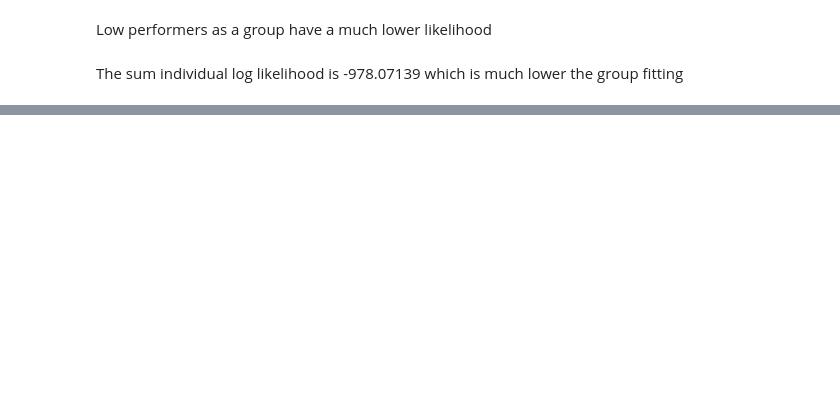
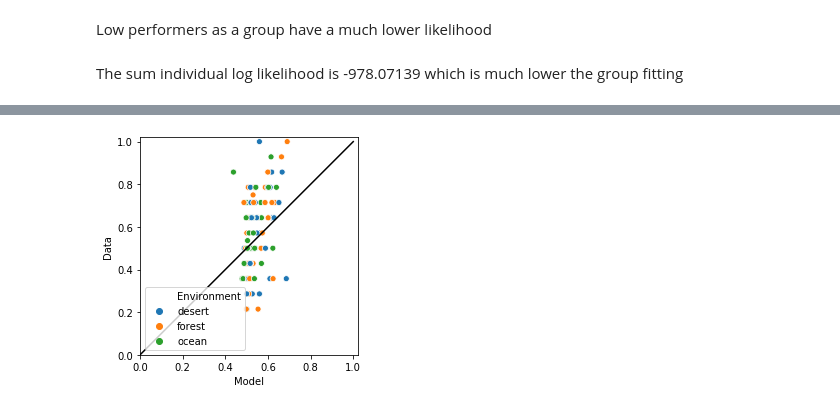
Before and after one commit to prestonlab/tesser_successor, a Jupyter notebook: group_test.ipynb, the cells around one changed output, grey strips where cells are left out. Drawn from its saved outputs; the diff is of its cells as text; code cells hidden in the pictures; blank space fills up the shorter version.

Commit message:
added w parameter to fit functions and renamed them as hybrid functions of previous ones.

```diff
--- a/group_test.ipynb
+++ b/group_test.ipynb
@@ -82,0 +146,7 @@ The sum individual log likelihood is -978.07139 which is much lower the group fi
+# %%
+
+fixed = {'w': 0.0}
+var_names = ['gamma', 'alpha', 'tau']
+var_bounds = {'alpha': [0, 1], 'gamma': [0, 1], 'tau': [0, 10]}
+fit.fit_induct(struct_all, induct_all, fixed, var_names, var_bounds,
+               verbose=False)
@@ -82,0 +159,5 @@ The sum individual log likelihood is -978.07139 which is much lower the group fi
+# %%
+fixed = {}
+var_names = ['gamma', 'alpha', 'tau', 'w']
+var_bounds = {'alpha': [0, 1], 'gamma': [0, 1], 'tau': [0, 10], 'w':[0,1]}
+results = fit.fit_induct_indiv(struct_all, induct_all, fixed, var_names, var_bounds)
@@ -82,0 +201,3 @@ The sum individual log likelihood is -978.07139 which is much lower the group fi
+# %%
+results = results.set_index('subject')
+results
@@ -82,0 +225,21 @@ The sum individual log likelihood is -978.07139 which is much lower the group fi
+# %%
+res_list = []
+for subject in results.index.unique():
+    subj_filter = f'SubjNum == {subject}'
+    subj_struct = struct_all.query(subj_filter)
+    subj_induct = induct_all.query(subj_filter)
+    subj_param = results.loc[subject]
+    param = {'alpha': subj_param['alpha'], 'gamma': subj_param['gamma'],
+             'tau': subj_param['tau'],'w': subj_param['w']}
+    res = fit.assess_induct_fit_subject(subj_struct, subj_induct, param)
+    res_list.append(res)
+fitted = pd.concat(res_list, axis=0)
+# %%
+m = fitted.groupby(['Source', 'SubjNum', 'Environment'])['Accuracy'].mean().unstack(level=0)
+g = sns.scatterplot(x='Model', y='Data', hue='Environment', data=m.reset_index());
+g.set_xlim(0, 1.02);
+g.set_ylim(0, 1.02);
+g.set_aspect(1);
+g.plot((0, 1), (0, 1), '-k');
+# %% [output]
+[figure, added]
```
Also changed, not shown: parts of 26 cells of this notebook, 1 other file.
